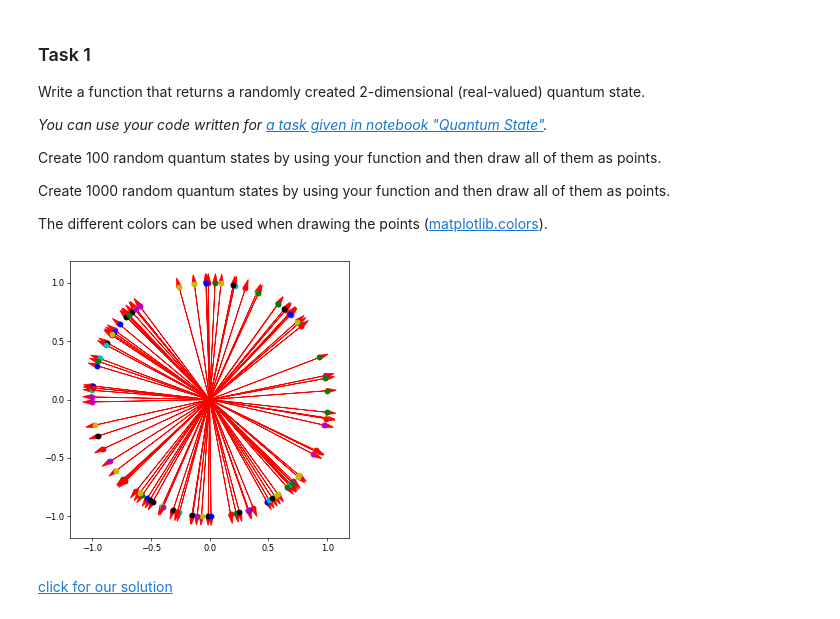
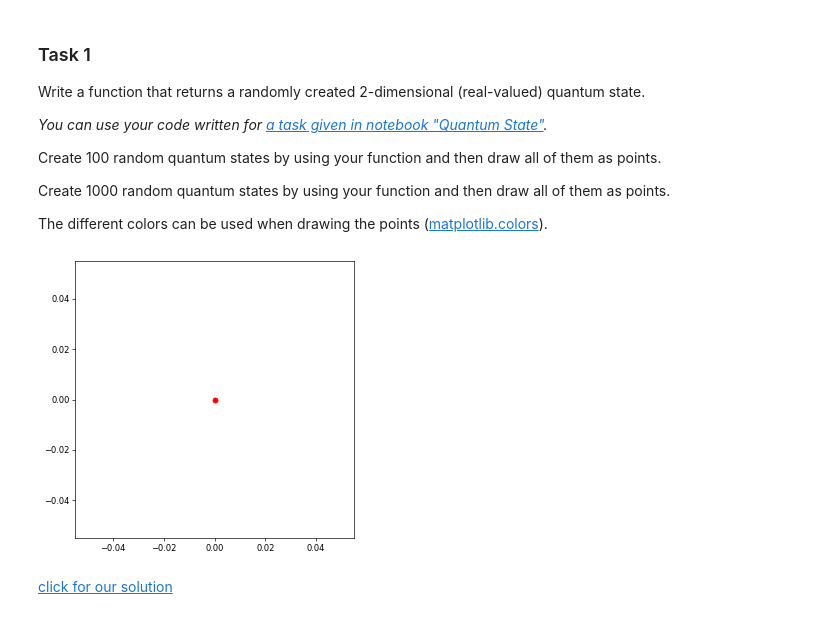
Before and after one commit to ayan42not/quantum-programing, a Jupyter notebook: quantum-with-qiskit/Q32_Visualization_of_a_Qubit.ipynb, the cells around one changed output. Cells and saved outputs as stored; diff of their text form; code cells hidden in the pictures.

```diff
--- a/quantum-with-qiskit/Q32_Visualization_of_a_Qubit.ipynb
+++ b/quantum-with-qiskit/Q32_Visualization_of_a_Qubit.ipynb
@@ -141,35 +141,22 @@ Create 100 random quantum states by using your function and then draw all of the
 Create 1000 random quantum states by using your function and then draw all of them as points.
 
 The different colors can be used when drawing the points ([matplotlib.colors](https://matplotlib.org/2.0.2/api/colors_api.html)).
-# %%
-# import the drawing methods
-from matplotlib.pyplot import plot, figure
-import random,math
-# draw a figure
-figure(figsize=(6,6), dpi=60)
-
-# draw the origin
-plot(0, 0, 'ro')
-
-from random import randrange
-colors = ['ro', 'bo', 'go', 'yo', 'co', 'mo', 'ko']
-
-#
-# your solution is here
-def random_quantum_state():
-    # quantum state
-    alpha=random.randint(-100,100)
-    beta=random.randint(-100,100)
-    lenght_1=math.sqrt(alpha**2+beta**2)
-    quantum_state=[alpha/lenght_1,beta/lenght_1]
-    return quantum_state
-
-for i in range(100):
-  state_vector=random_quantum_state()
-  arrow(0,0,state_vector[0],state_vector[1], head_width=0.04, head_length=0.08, color="r") #baştaki 0,0 başlangıç koordinatı arrow'Un
-  plot(state_vector[0],state_vector[1], random.choice(colors) )
-# %% [output]
-[figure, removed]
+# %%
+# import the drawing methods
+from matplotlib.pyplot import plot, figure
+
+# draw a figure
+figure(figsize=(6,6), dpi=60)
+
+# draw the origin
+plot(0, 0, 'ro')
+
+from random import randrange
+colors = ['r', 'b', 'g', 'y', 'c', 'm', 'k']
+
+for
+# %% [output]
+[figure, added]
 # %% [markdown]
 <a href="Q32_Visualization_of_a_Qubit_Solutions.ipynb#task1">click for our solution</a>
 # %% [markdown]
```
Also changed, not shown: parts of 2 cells of this notebook.
